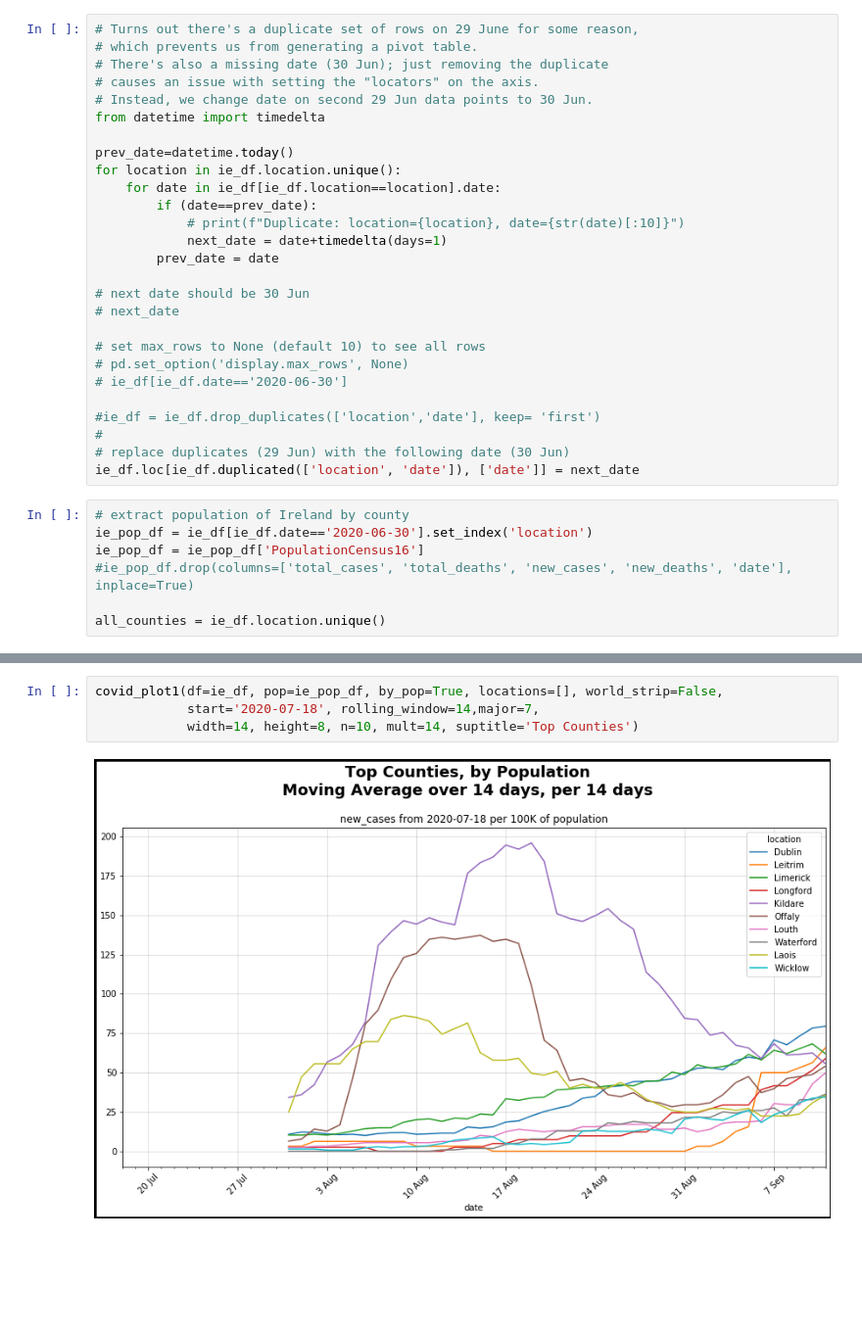
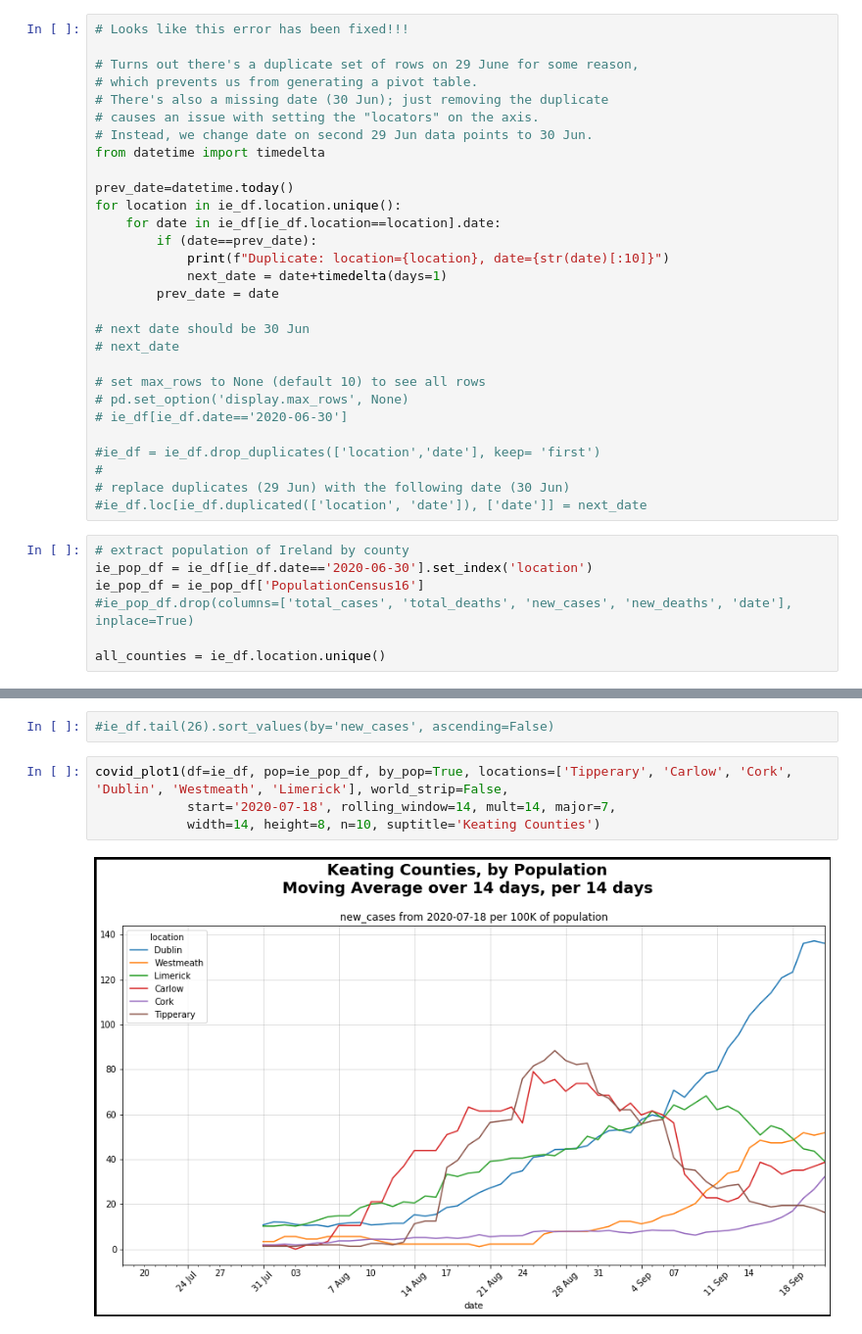
Before and after one commit to bakirl/covid19-tracker, a Jupyter notebook: covid19-v4.ipynb, the cells around one changed output, grey strips where cells are left out. Shown at 98% size. Saved outputs shown, nothing was run; the diff lists cells and outputs as text; blank space fills up the shorter version.

```diff
--- a/covid19-v4.ipynb
+++ b/covid19-v4.ipynb
@@ -265,4 +291,6 @@ ie_df.drop(columns=['TimeStamp'], inplace=True)
 # %%
+# Looks like this error has been fixed!!!
+
 # Turns out there's a duplicate set of rows on 29 June for some reason,
 # which prevents us from generating a pivot table.
 # There's also a missing date (30 Jun); just removing the duplicate
@@ -274,7 +302,7 @@ prev_date=datetime.today()
 for location in ie_df.location.unique():
     for date in ie_df[ie_df.location==location].date:
         if (date==prev_date):
-            # print(f"Duplicate: location={location}, date={str(date)[:10]}")
+            print(f"Duplicate: location={location}, date={str(date)[:10]}")
             next_date = date+timedelta(days=1)
         prev_date = date
 
@@ -288,7 +316,7 @@ for location in ie_df.location.unique():
 #ie_df = ie_df.drop_duplicates(['location','date'], keep= 'first')
 #
 # replace duplicates (29 Jun) with the following date (30 Jun)
-ie_df.loc[ie_df.duplicated(['location', 'date']), ['date']] = next_date
+#ie_df.loc[ie_df.duplicated(['location', 'date']), ['date']] = next_date
 # %%
 # extract population of Ireland by county
 ie_pop_df = ie_df[ie_df.date=='2020-06-30'].set_index('location')
@@ -305,6 +403,8 @@ covid_plot1(df=ie_df, pop=ie_pop_df, by_pop=False, locations=[], world_strip=Fal
+# %%
+#ie_df.tail(26).sort_values(by='new_cases', ascending=False)
 # %%
-covid_plot1(df=ie_df, pop=ie_pop_df, by_pop=True, locations=[], world_strip=False,
-            start='2020-07-18', rolling_window=14,major=7,
-            width=14, height=8, n=10, mult=14, suptitle='Top Counties')
+covid_plot1(df=ie_df, pop=ie_pop_df, by_pop=True, locations=['Tipperary', 'Carlow', 'Cork', 'Dublin', 'Westmeath', 'Limerick'], world_strip=False,
+            start='2020-07-18', rolling_window=14, mult=14, major=7,
+            width=14, height=8, n=10, suptitle='Keating Counties')
 # %% [output]
-[figure, old version]
+[figure, new version]
```
Also changed, not shown: parts of 19 cells of this notebook.
